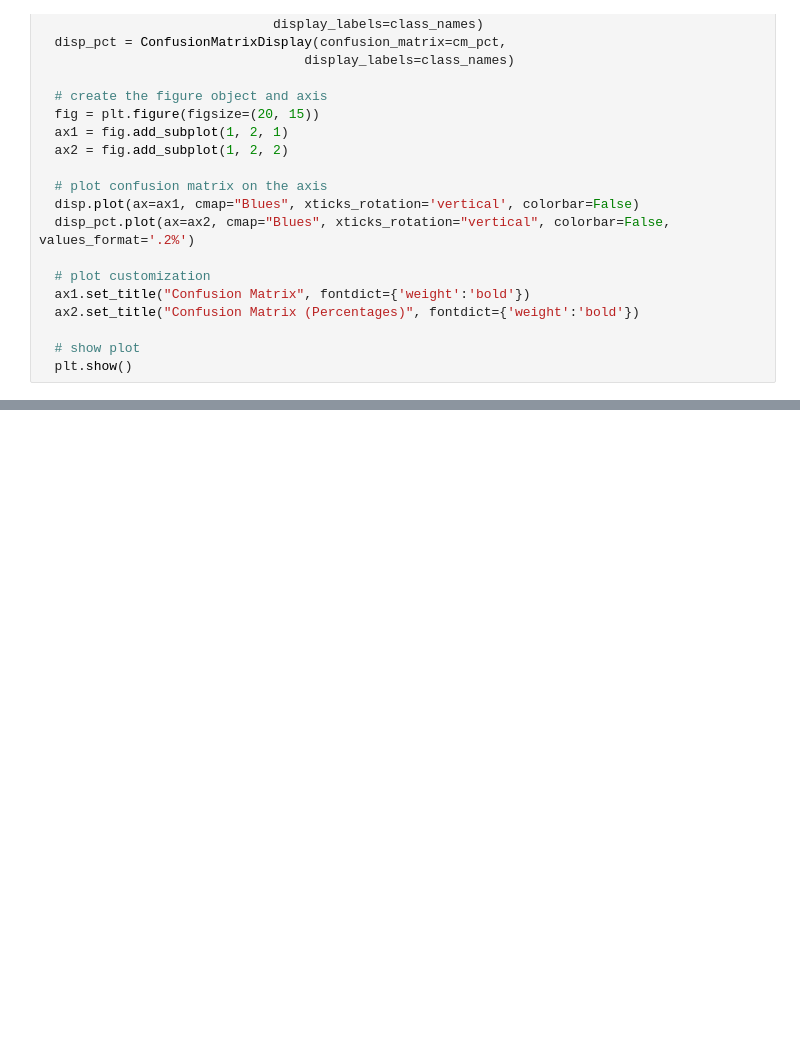
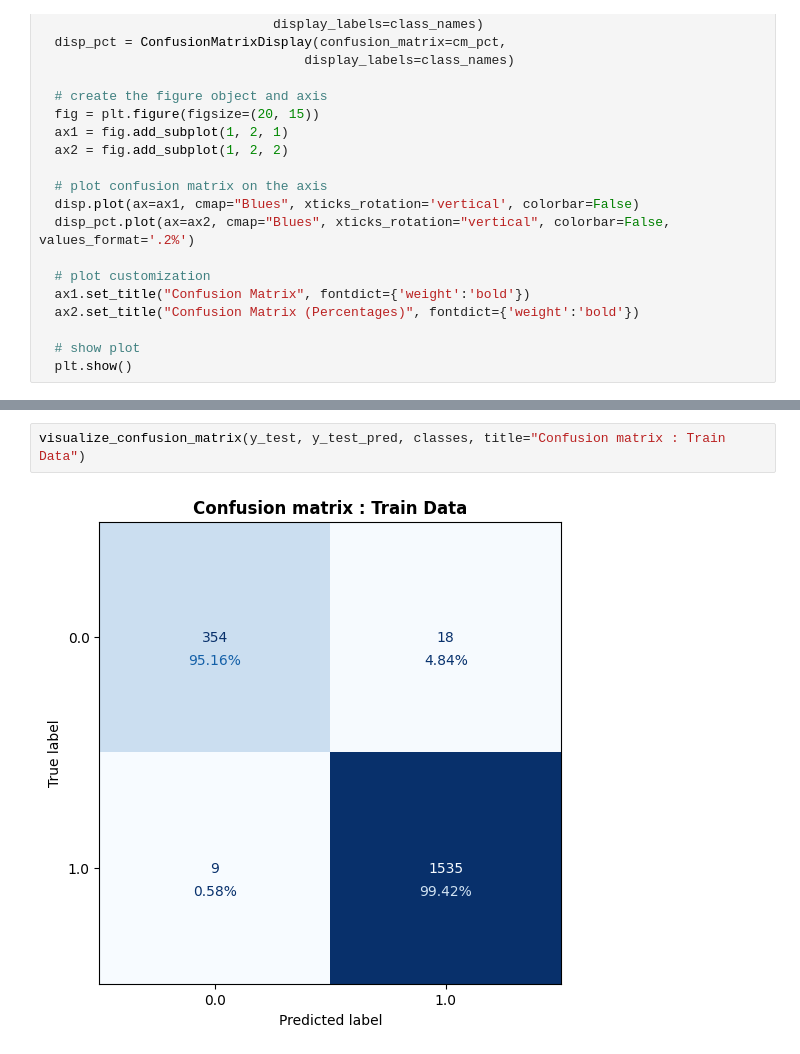
Before and after one commit to quantumudit/Lending-Approval-Predictor, a Jupyter notebook: notebooks/02_model_experiments.ipynb, the cells around one changed output, grey strips where cells are left out. Drawn from its saved outputs; the diff is of its cells as text; blank space fills up the shorter version.

```diff
--- a/notebooks/02_model_experiments.ipynb
+++ b/notebooks/02_model_experiments.ipynb
@@ -280,0 +535,4 @@ pd.DataFrame(cr_dict).transpose()
+# %%
+visualize_confusion_matrix(y_test, y_test_pred, classes, title="Confusion matrix : Train Data")
+# %% [output]
+[figure, added]
```
Also changed, not shown: parts of 40 cells of this notebook.
